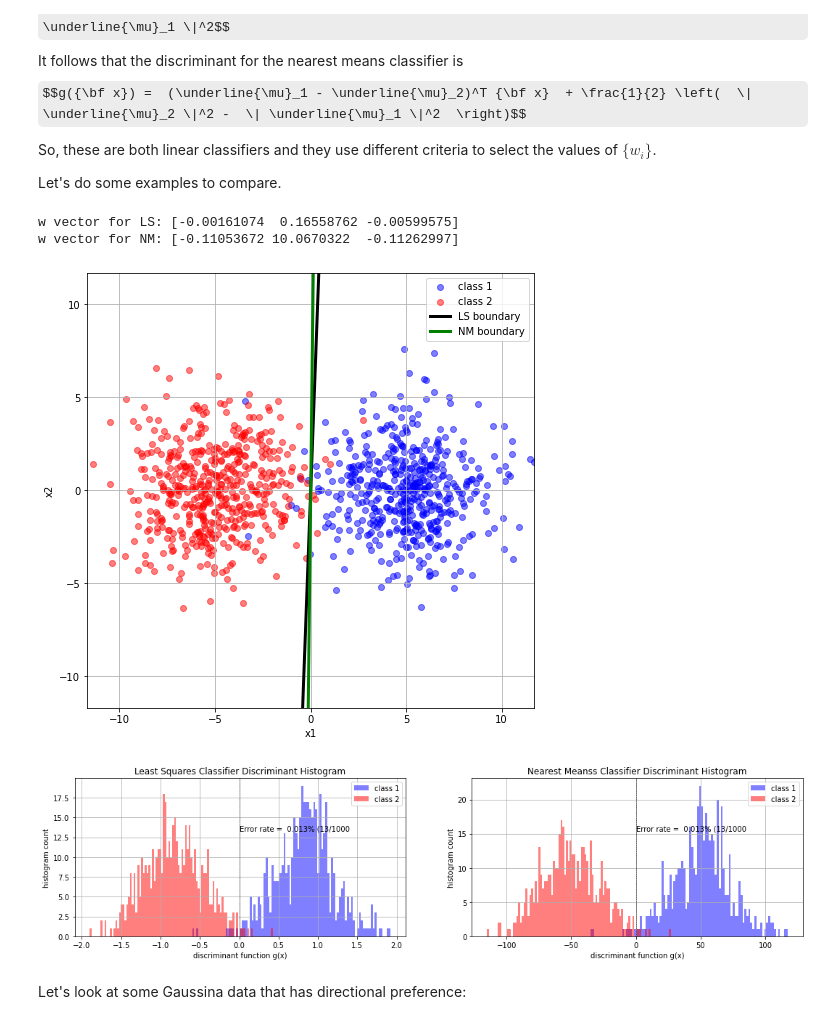
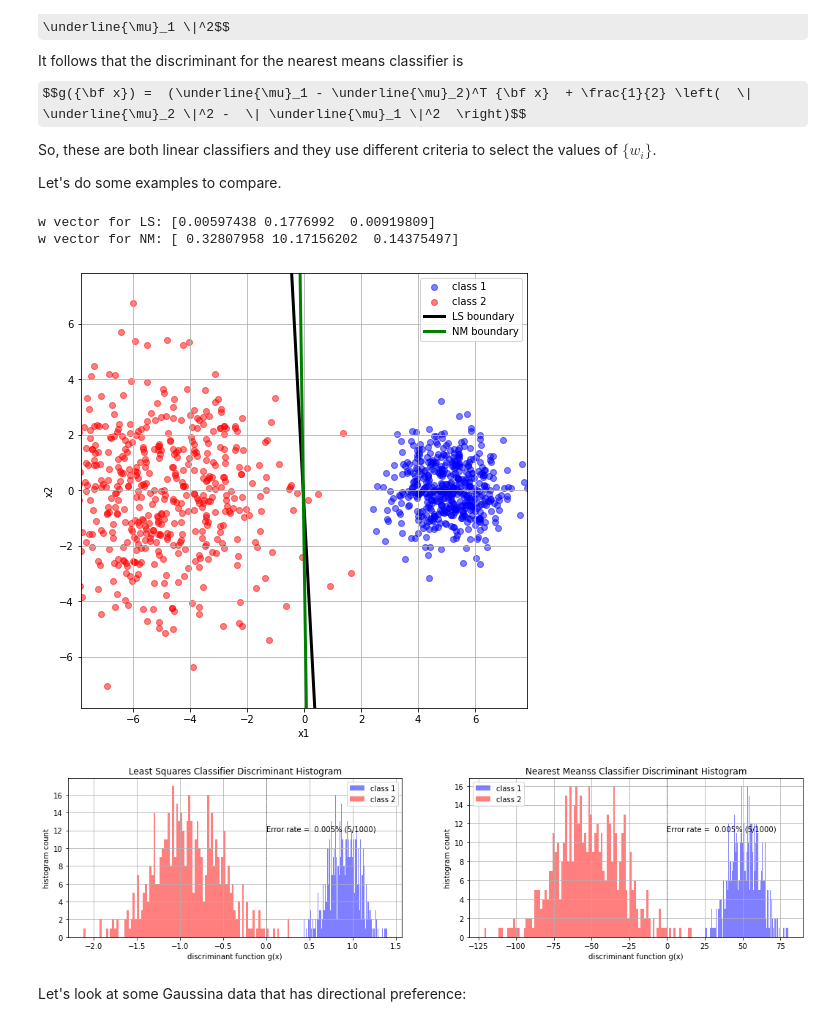
Before and after one commit to keithchugg/ee559_spring2023, a Jupyter notebook: lecture/least_squares_binary_classifier.ipynb, the cells around one changed output. Cells and saved outputs as stored; diff of their text form; code cells hidden in the pictures; some formulas as TeX source.

```diff
--- a/lecture/least_squares_binary_classifier.ipynb
+++ b/lecture/least_squares_binary_classifier.ipynb
@@ -101,7 +105,7 @@ def generate_colored_nongaussian_data(means, lambdas, thetas, Ns, distribution='
 Let's generate some daat with a Gaussian distribution and with no directional preference.
 # %%
 means = np.asarray( [ [5, 0], [-5, 0] ])
-lambdas = np.asarray( [ [5, 5], [5, 5] ])
+lambdas = np.asarray( [ [1, 1], [5, 5] ])
 thetas = np.asarray([ 0, 0 ])
 Ns = np.asarray([500, 500])
 
@@ -190,42 +198,42 @@ def solve_plot_ls_nm_classifier(x, labels):
     plt.ylabel('x2')
     plt.xlim([-LIMIT, LIMIT])
     plt.ylim([-LIMIT, LIMIT])
     plt.legend()
     plt.grid(':')
 
     fig, ax = plt.subplots(1, 2, sharex=False, figsize=(18, 4))
     titles = ['Least Squares Classifier Discriminant Histogram', 'Nearest Meanss Classifier Discriminant Histogram']
     for i, w in enumerate([w_ls, w_nm]):
-        g1 = x_1 @ w[1:] + w[0]
-        g2 = x_2 @ w[1:] + w[0]
+        g1 = x_1 @ w[1:] + w[0] ## discriminate function values for all data in class 1
+        g2 = x_2 @ w[1:] + w[0] ## discriminate function values for all data in class 2
         h1 = ax[i].hist(g1, bins = 100, fc=(0, 0, 1, 0.5), label='class 1')
         h2 = ax[i].hist(g2, bins = 100, fc=(1, 0, 0, 0.5), label='class 2')
-        N1_errors = np.sum(g1 < 0)
-        N2_errors = np.sum(g2 >= 0)
+        N1_errors = np.sum(g1 < 0)  ## error condition:  g > 0 <==> x in Gamma_1
+        N2_errors = np.sum(g2 >= 0) ## error condition:  g <= 0 <==> x in Gamma_2
         error_rate = (N1_errors + N2_errors) / N
         ax[i].axvline(0, linewidth=0.5, linestyle='dashed', color='k')
 
         ax[i].grid(':')
         ax[i].legend()
         ax[i].set_xlabel('discriminant function g(x)')
         ax[i].set_ylabel('histogram count')
         ax[i].set_title(titles[i])
         peak = np.maximum(np.max(h1[0]), np.max(h2[0]))
-        ax[i].text(0, 0.7 * peak, f'Error rate = {error_rate : 0.3f}% ({N1_errors + N2_errors}/{N}')
+        ax[i].text(0, 0.7 * peak, f'Error rate = {error_rate : 0.3f}% ({N1_errors + N2_errors}/{N})')
 
         # print(f'Error rate = {error_rate : 0.3f}%')
 
 
     print(f'\nw vector for LS: {w_ls}')
     print(f'w vector for NM: {w_nm}\n')
 
 
 solve_plot_ls_nm_classifier(x, labels)
 # %% [output]
-w vector for LS: [-0.00161074  0.16558762 -0.00599575]
-w vector for NM: [-0.11053672 10.0670322  -0.11262997]
+w vector for LS: [0.00597438 0.1776992  0.00919809]
+w vector for NM: [ 0.32807958 10.17156202  0.14375497]
-[figure, old version]
+[figure, new version]
-[figure, old version]
+[figure, new version]
 # %% [markdown]
 Let's look at some Gaussina data that has directional preference:
 # %%
```
Also changed, not shown: parts of 9 cells of this notebook, 1 other file.
